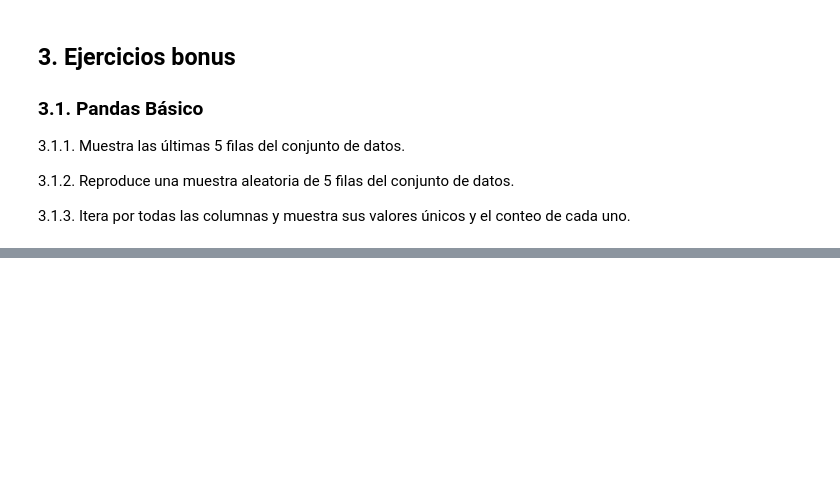
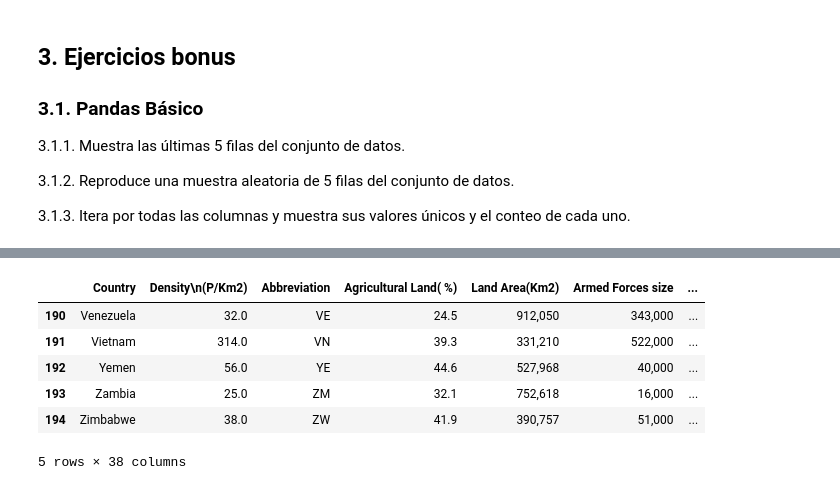
Before and after one commit to Mariadelmardp/Curso-ML, a Jupyter notebook: ejercicios/pandas.ipynb, the cells around one changed output, grey strips where cells are left out. Saved outputs shown, nothing was run; the diff lists cells and outputs as text; code cells hidden in the pictures; blank space fills up the shorter version.

```diff
--- a/ejercicios/pandas.ipynb
+++ b/ejercicios/pandas.ipynb
@@ -560,0 +546,10 @@ world.groupby('Continent')['Physicians per thousand'].mean().reset_index()
+# %%
+world.tail()
+# %% [output]
+|  | Country | Density\n(P/Km2) | Abbreviation | Agricultural Land( %) | Land Area(Km2) | Armed Forces size | ... |
+| 190 | Venezuela | 32.0 | VE | 24.5 | 912,050 | 343,000 | ... |
+| 191 | Vietnam | 314.0 | VN | 39.3 | 331,210 | 522,000 | ... |
+| 192 | Yemen | 56.0 | YE | 44.6 | 527,968 | 40,000 | ... |
+| 193 | Zambia | 25.0 | ZM | 32.1 | 752,618 | 16,000 | ... |
+| 194 | Zimbabwe | 38.0 | ZW | 41.9 | 390,757 | 51,000 | ... |
+5 rows × 38 columns
```
Also changed, not shown: parts of 55 cells of this notebook, 1 other file.
